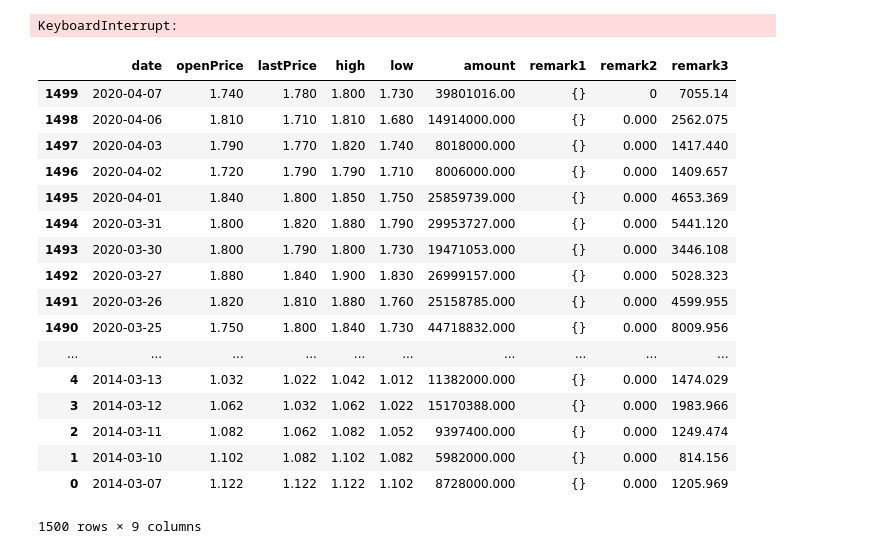
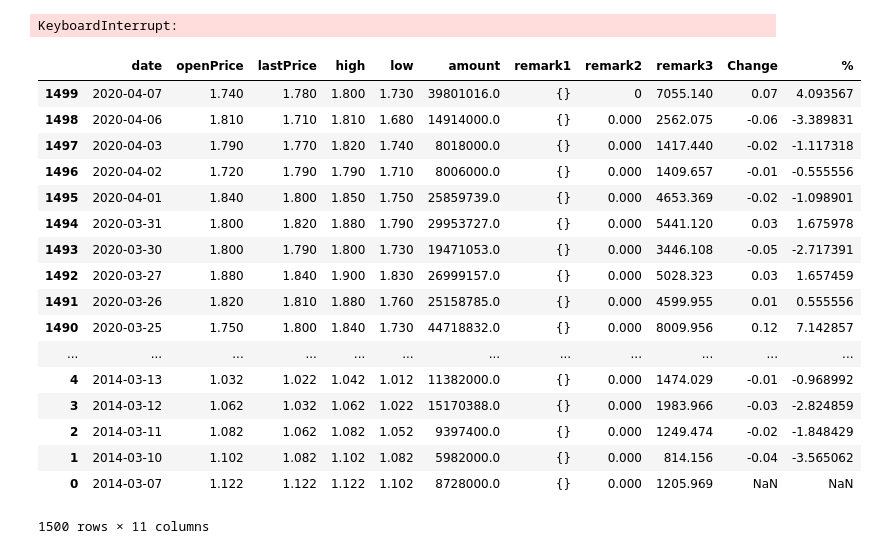
Before and after one commit to TheStepTwo/quantitative_trading, a Jupyter notebook: simple_monitor.ipynb, the cells around one changed output. Saved outputs shown, nothing was run; the diff lists cells and outputs as text; code cells hidden in the pictures.

Commit message:
add trader history and %

```diff
--- a/simple_monitor.ipynb
+++ b/simple_monitor.ipynb
@@ -86,36 +86,45 @@ while True:
 KeyboardInterrupt:
 # %%
 import easyquotation
+import numpy as np
 quotation  = easyquotation.use("daykline")
 trade_stock = '03998'
 data = quotation.real([trade_stock])
 # print(data)
 type(data[trade_stock])
 data[trade_stock]
+# dfKLine = pd.DataFrame(data[trade_stock])
 dfKLine = pd.DataFrame(data[trade_stock])
 dfKLine.columns =['date', 'openPrice' , 'lastPrice' , 'high' , 'low' , 'amount' , 'remark1' , 'remark2' , 'remark3' ]
 # dfKLine.set_index('date' , inplace = True)
 dfKLine.sort_values( by = 'date' , inplace=True , ascending=False)
+dfKLine.amount = dfKLine.amount.astype('float64')
+dfKLine.remark3 = dfKLine.remark3.astype('float64')
+dfKLine.lastPrice = dfKLine.lastPrice.astype('float64')
+dfKLine.openPrice = dfKLine.openPrice.astype('float64')
+# dfKLine['%'] = (dfKLine['lastPrice'] - dfKLine['openPrice'] ) / dfKLine['openPrice']  * 100
+dfKLine['Change'] = df.lastPrice.astype('float64') - df.lastPrice.shift(-1).astype('float64')
+dfKLine['%'] = dfKLine['Change']/ df.lastPrice.shift(-1).astype('float64') * 100
 dfKLine
 # %% [output]
-|  | date | openPrice | lastPrice | high | low | amount | remark1 | remark2 | remark3 |
-| 1499 | 2020-04-07 | 1.740 | 1.780 | 1.800 | 1.730 | 39801016.00 | {} | 0 | 7055.14 |
-| 1498 | 2020-04-06 | 1.810 | 1.710 | 1.810 | 1.680 | 14914000.000 | {} | 0.000 | 2562.075 |
-| 1497 | 2020-04-03 | 1.790 | 1.770 | 1.820 | 1.740 | 8018000.000 | {} | 0.000 | 1417.440 |
-| 1496 | 2020-04-02 | 1.720 | 1.790 | 1.790 | 1.710 | 8006000.000 | {} | 0.000 | 1409.657 |
-| 1495 | 2020-04-01 | 1.840 | 1.800 | 1.850 | 1.750 | 25859739.000 | {} | 0.000 | 4653.369 |
-| 1494 | 2020-03-31 | 1.800 | 1.820 | 1.880 | 1.790 | 29953727.000 | {} | 0.000 | 5441.120 |
-| 1493 | 2020-03-30 | 1.800 | 1.790 | 1.800 | 1.730 | 19471053.000 | {} | 0.000 | 3446.108 |
-| 1492 | 2020-03-27 | 1.880 | 1.840 | 1.900 | 1.830 | 26999157.000 | {} | 0.000 | 5028.323 |
-| 1491 | 2020-03-26 | 1.820 | 1.810 | 1.880 | 1.760 | 25158785.000 | {} | 0.000 | 4599.955 |
-| 1490 | 2020-03-25 | 1.750 | 1.800 | 1.840 | 1.730 | 44718832.000 | {} | 0.000 | 8009.956 |
-| ... | ... | ... | ... | ... | ... | ... | ... | ... | ... |
-| 4 | 2014-03-13 | 1.032 | 1.022 | 1.042 | 1.012 | 11382000.000 | {} | 0.000 | 1474.029 |
-| 3 | 2014-03-12 | 1.062 | 1.032 | 1.062 | 1.022 | 15170388.000 | {} | 0.000 | 1983.966 |
-| 2 | 2014-03-11 | 1.082 | 1.062 | 1.082 | 1.052 | 9397400.000 | {} | 0.000 | 1249.474 |
-| 1 | 2014-03-10 | 1.102 | 1.082 | 1.102 | 1.082 | 5982000.000 | {} | 0.000 | 814.156 |
-| 0 | 2014-03-07 | 1.122 | 1.122 | 1.122 | 1.102 | 8728000.000 | {} | 0.000 | 1205.969 |
+|  | date | openPrice | lastPrice | high | low | amount | remark1 | remark2 | remark3 | Change | % |
+| 1499 | 2020-04-07 | 1.740 | 1.780 | 1.800 | 1.730 | 39801016.0 | {} | 0 | 7055.140 | 0.07 | 4.093567 |
+| 1498 | 2020-04-06 | 1.810 | 1.710 | 1.810 | 1.680 | 14914000.0 | {} | 0.000 | 2562.075 | -0.06 | -3.389831 |
+| 1497 | 2020-04-03 | 1.790 | 1.770 | 1.820 | 1.740 | 8018000.0 | {} | 0.000 | 1417.440 | -0.02 | -1.117318 |
+| 1496 | 2020-04-02 | 1.720 | 1.790 | 1.790 | 1.710 | 8006000.0 | {} | 0.000 | 1409.657 | -0.01 | -0.555556 |
+| 1495 | 2020-04-01 | 1.840 | 1.800 | 1.850 | 1.750 | 25859739.0 | {} | 0.000 | 4653.369 | -0.02 | -1.098901 |
+| 1494 | 2020-03-31 | 1.800 | 1.820 | 1.880 | 1.790 | 29953727.0 | {} | 0.000 | 5441.120 | 0.03 | 1.675978 |
+| 1493 | 2020-03-30 | 1.800 | 1.790 | 1.800 | 1.730 | 19471053.0 | {} | 0.000 | 3446.108 | -0.05 | -2.717391 |
+| 1492 | 2020-03-27 | 1.880 | 1.840 | 1.900 | 1.830 | 26999157.0 | {} | 0.000 | 5028.323 | 0.03 | 1.657459 |
+| 1491 | 2020-03-26 | 1.820 | 1.810 | 1.880 | 1.760 | 25158785.0 | {} | 0.000 | 4599.955 | 0.01 | 0.555556 |
+| 1490 | 2020-03-25 | 1.750 | 1.800 | 1.840 | 1.730 | 44718832.0 | {} | 0.000 | 8009.956 | 0.12 | 7.142857 |
+| ... | ... | ... | ... | ... | ... | ... | ... | ... | ... | ... | ... |
+| 4 | 2014-03-13 | 1.032 | 1.022 | 1.042 | 1.012 | 11382000.0 | {} | 0.000 | 1474.029 | -0.01 | -0.968992 |
+| 3 | 2014-03-12 | 1.062 | 1.032 | 1.062 | 1.022 | 15170388.0 | {} | 0.000 | 1983.966 | -0.03 | -2.824859 |
+| 2 | 2014-03-11 | 1.082 | 1.062 | 1.082 | 1.052 | 9397400.0 | {} | 0.000 | 1249.474 | -0.02 | -1.848429 |
+| 1 | 2014-03-10 | 1.102 | 1.082 | 1.102 | 1.082 | 5982000.0 | {} | 0.000 | 814.156 | -0.04 | -3.565062 |
+| 0 | 2014-03-07 | 1.122 | 1.122 | 1.122 | 1.102 | 8728000.0 | {} | 0.000 | 1205.969 | NaN | NaN |
-1500 rows × 9 columns
+1500 rows × 11 columns
 # %%
 import plotly.express as px
 import plotly.graph_objects as go
```
